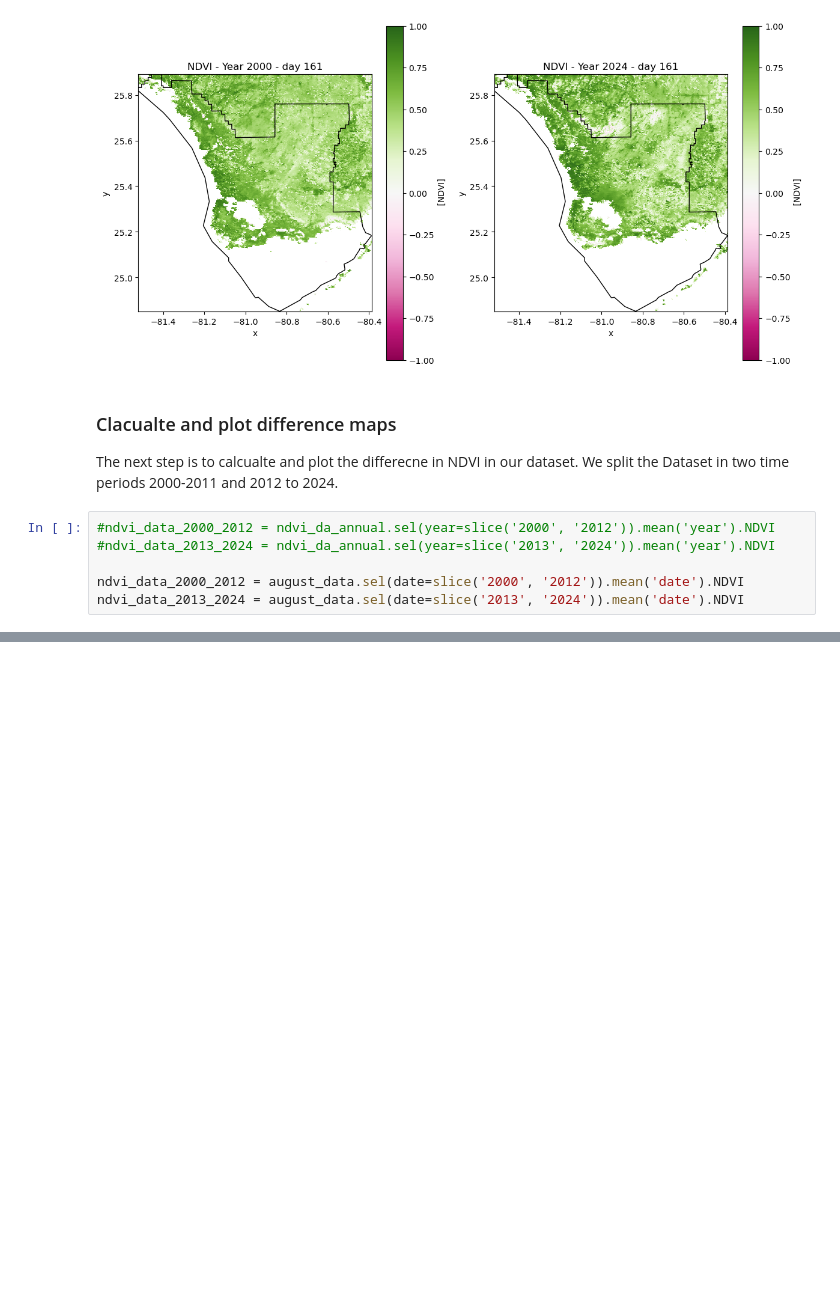
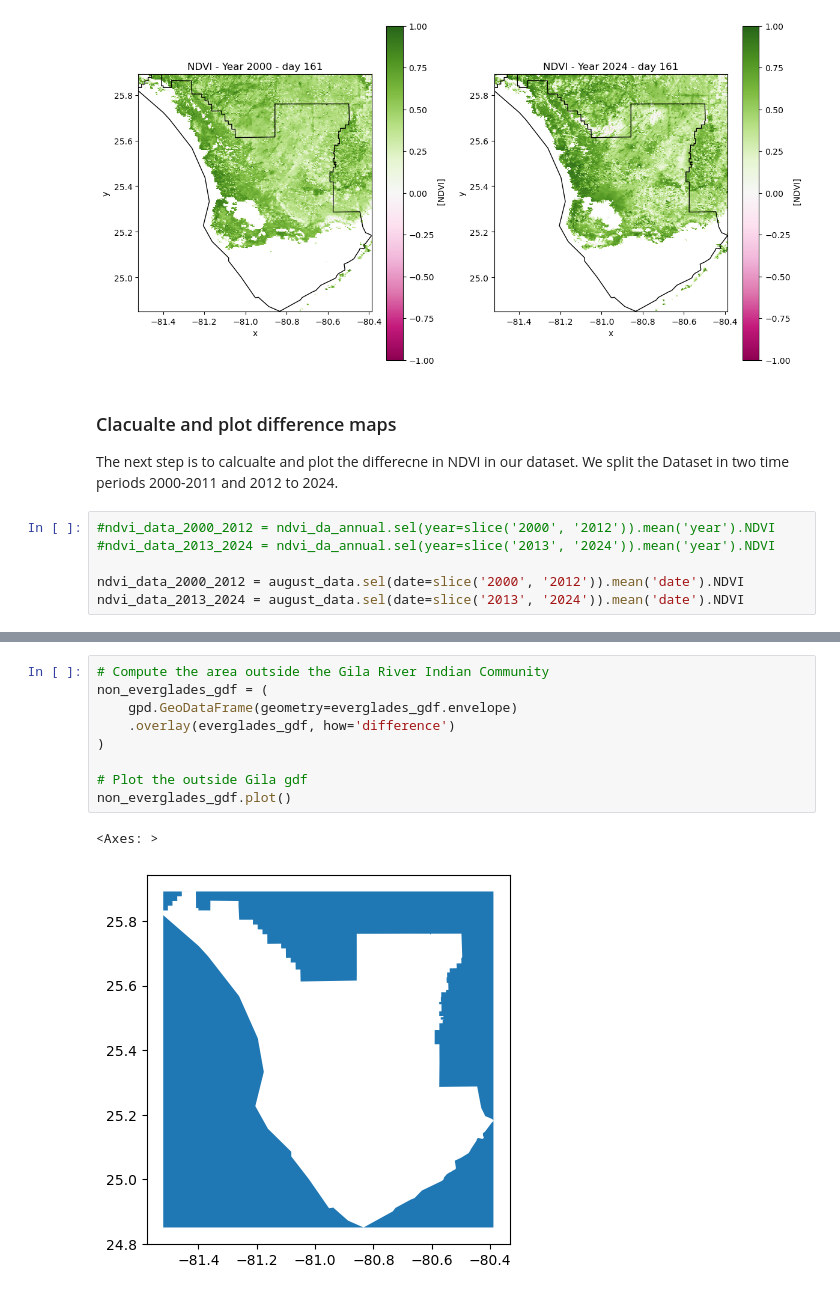
Before and after one commit to earthlab-education/04-vegetation-MarJess, a Jupyter notebook: notebooks/vegetation_portolio.ipynb, the cells around one changed output, grey strips where cells are left out. Saved outputs shown, nothing was run; the diff lists cells and outputs as text; blank space fills up the shorter version.

```diff
--- a/notebooks/vegetation_portolio.ipynb
+++ b/notebooks/vegetation_portolio.ipynb
@@ -255,3 +257,15 @@ ndvi_diff = (
 )
 # %% [output]
 [interactive output not drawn]
+# %%
+# Compute the area outside the Gila River Indian Community
+non_everglades_gdf = (
+    gpd.GeoDataFrame(geometry=everglades_gdf.envelope)
+    .overlay(everglades_gdf, how='difference')
+)
+
+# Plot the outside Gila gdf
+non_everglades_gdf.plot()
+# %% [output]
+<Axes: >
+[figure, added]
```
Also changed, not shown: parts of 6 cells of this notebook.
